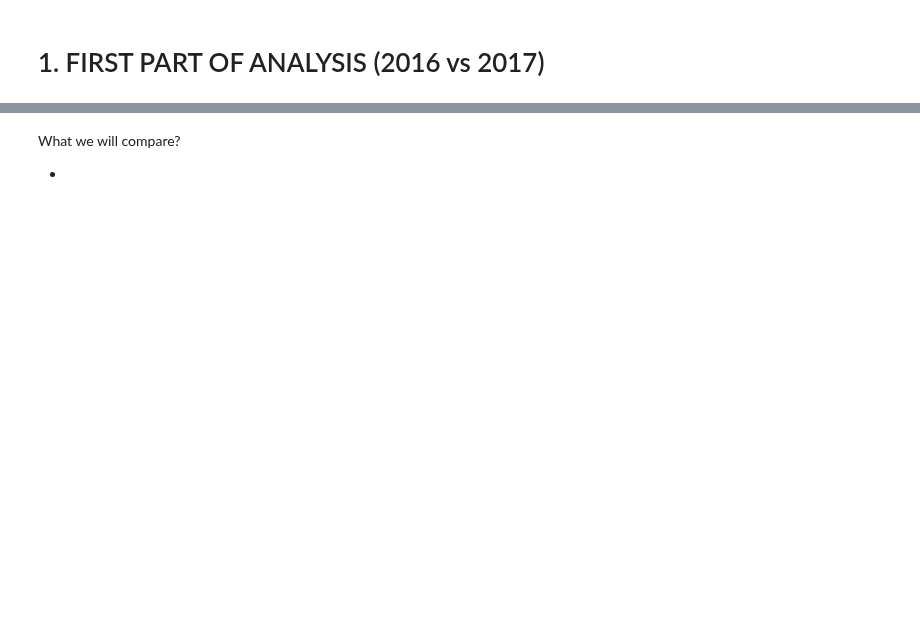
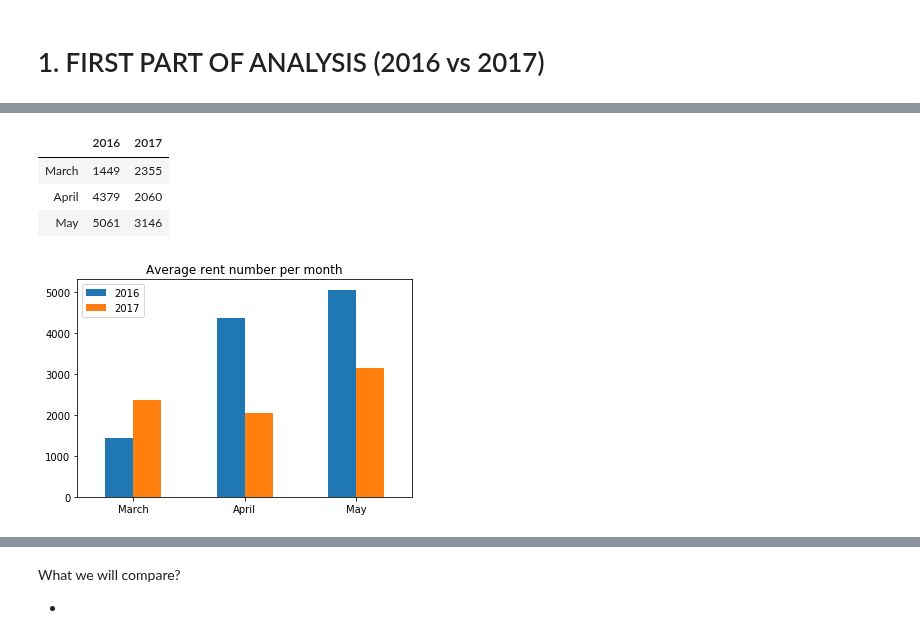
Before and after one commit to KGorczyca/City_bike_Lublin, a Jupyter notebook: PROJECT PART 4 (COMPARISON AND COCLUSIONS).ipynb, the cells around one changed output, grey strips where cells are left out. Saved outputs shown, nothing was run; the diff lists cells and outputs as text; code cells hidden in the pictures; blank space fills up the shorter version.

```diff
--- a/PROJECT PART 4 (COMPARISON AND COCLUSIONS).ipynb
+++ b/PROJECT PART 4 (COMPARISON AND COCLUSIONS).ipynb
@@ -78,0 +214,15 @@ c_b16
+# %%
+d = {'2016':[1449, 4379, 5061], '2017':[2355,2060,3146]}
+
+df = pd.DataFrame(data=d, index=['March','April','May'])
+
+df
+# %% [output]
+|  | 2016 | 2017 |
+| March | 1449 | 2355 |
+| April | 4379 | 2060 |
+| May | 5061 | 3146 |
+# %%
+df.plot(y = ['2016','2017'],kind='bar',rot=360, title = 'Average rent number per month', legend = True);
+# %% [output]
+[figure, added]
```
Also changed, not shown: parts of 26 cells of this notebook.
